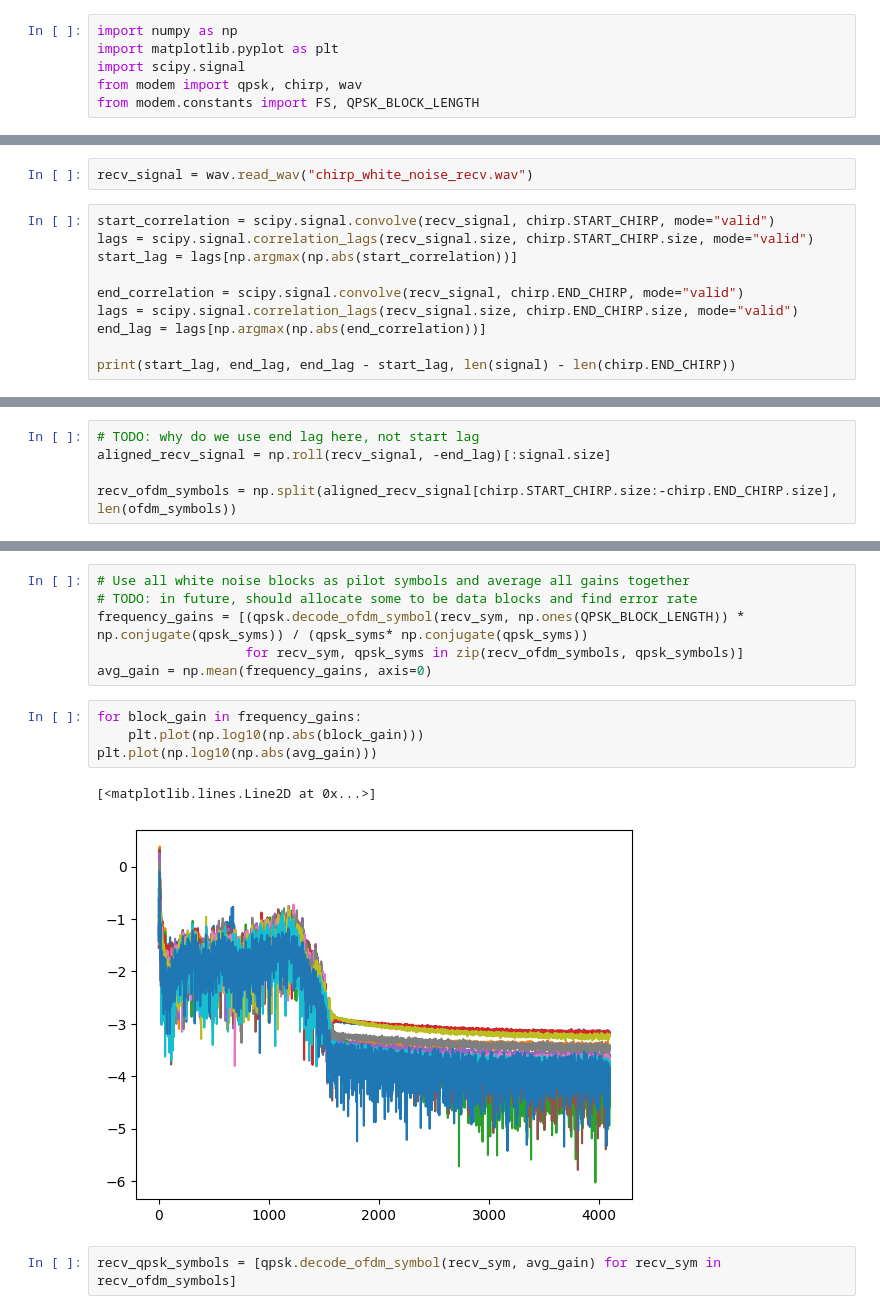
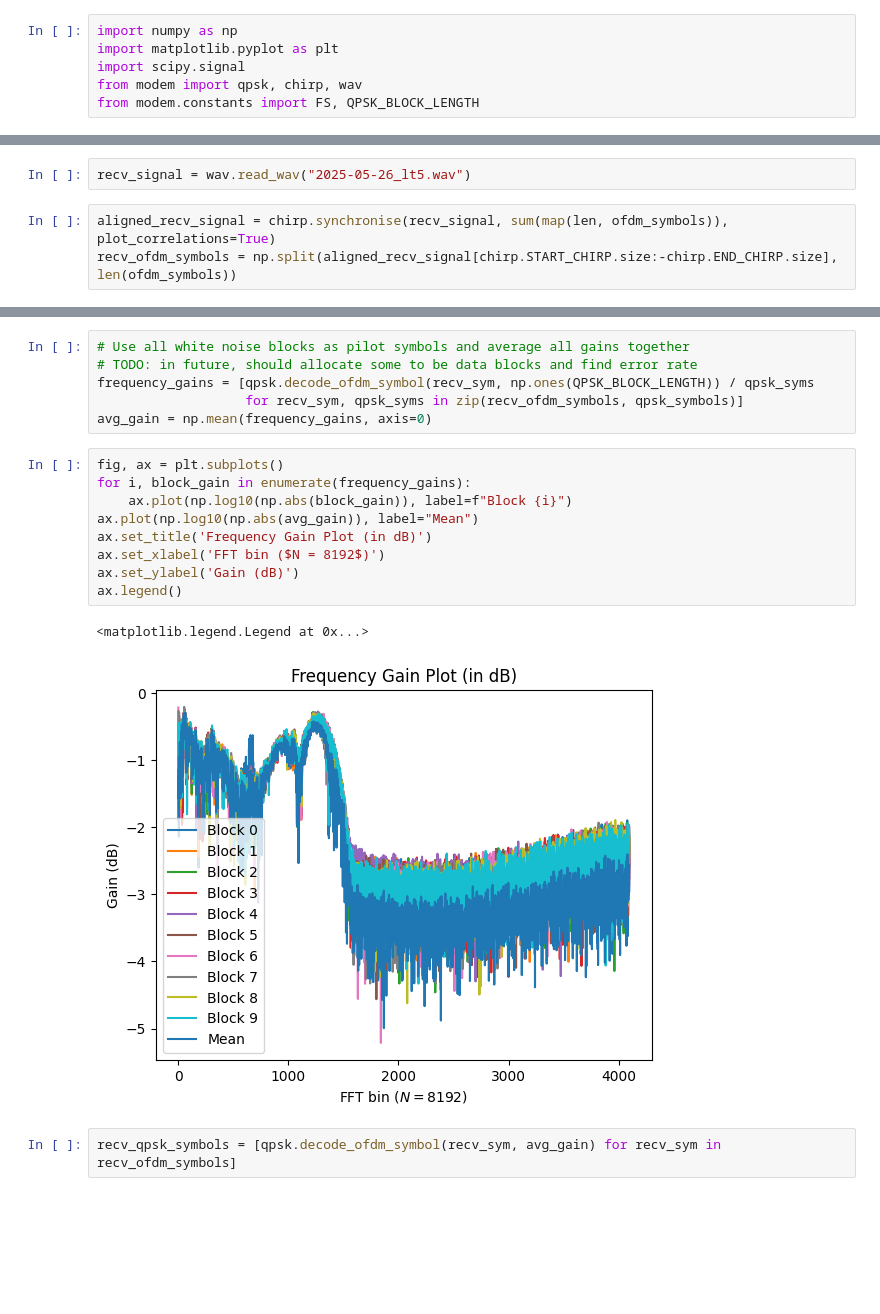
Before and after one commit to dac90/audio_modem_2025, a Jupyter notebook: notebooks/white_noise.ipynb, the cells around one changed output, grey strips where cells are left out. Cells and saved outputs as stored; diff of their text form; blank space fills up the shorter version.

```diff
--- a/notebooks/white_noise.ipynb
+++ b/notebooks/white_noise.ipynb
@@ -18,13 +18,6 @@ Saved to C:\Users\jonti\SynologyDrive\Documents\Uni\IIA\Project-GF3\audio_modem_
 # %%
-recv_signal = wav.read_wav("chirp_white_noise_recv.wav")
+recv_signal = wav.read_wav("2025-05-26_lt5.wav")
 # %%
-start_correlation = scipy.signal.convolve(recv_signal, chirp.START_CHIRP, mode="valid")
-lags = scipy.signal.correlation_lags(recv_signal.size, chirp.START_CHIRP.size, mode="valid")
-start_lag = lags[np.argmax(np.abs(start_correlation))]
-
-end_correlation = scipy.signal.convolve(recv_signal, chirp.END_CHIRP, mode="valid")
-lags = scipy.signal.correlation_lags(recv_signal.size, chirp.END_CHIRP.size, mode="valid")
-end_lag = lags[np.argmax(np.abs(end_correlation))]
-
-print(start_lag, end_lag, end_lag - start_lag, len(signal) - len(chirp.END_CHIRP))
+aligned_recv_signal = chirp.synchronise(recv_signal, sum(map(len, ofdm_symbols)), plot_correlations=True)
+recv_ofdm_symbols = np.split(aligned_recv_signal[chirp.START_CHIRP.size:-chirp.END_CHIRP.size], len(ofdm_symbols))
 # %% [output]
@@ -32,8 +26,3 @@ print(start_lag, end_lag, end_lag - start_lag, len(signal) - len(chirp.END_CHIRP
-# %%
-# TODO: why do we use end lag here, not start lag
-aligned_recv_signal = np.roll(recv_signal, -end_lag)[:signal.size]
-
-recv_ofdm_symbols = np.split(aligned_recv_signal[chirp.START_CHIRP.size:-chirp.END_CHIRP.size], len(ofdm_symbols))
 # %%
 fig, axs = plt.subplots(2, figsize=(8, 10))
 axs: tuple[plt.Axes]
@@ -50,15 +39,20 @@ for sig, ax in zip((signal, aligned_recv_signal), axs):
 # %%
 # Use all white noise blocks as pilot symbols and average all gains together
 # TODO: in future, should allocate some to be data blocks and find error rate
-frequency_gains = [(qpsk.decode_ofdm_symbol(recv_sym, np.ones(QPSK_BLOCK_LENGTH)) * np.conjugate(qpsk_syms)) / (qpsk_syms* np.conjugate(qpsk_syms))
+frequency_gains = [qpsk.decode_ofdm_symbol(recv_sym, np.ones(QPSK_BLOCK_LENGTH)) / qpsk_syms
                    for recv_sym, qpsk_syms in zip(recv_ofdm_symbols, qpsk_symbols)]
 avg_gain = np.mean(frequency_gains, axis=0)
 # %%
-for block_gain in frequency_gains:
-    plt.plot(np.log10(np.abs(block_gain)))
-plt.plot(np.log10(np.abs(avg_gain)))
+fig, ax = plt.subplots()
+for i, block_gain in enumerate(frequency_gains):
+    ax.plot(np.log10(np.abs(block_gain)), label=f"Block {i}")
+ax.plot(np.log10(np.abs(avg_gain)), label="Mean")
+ax.set_title('Frequency Gain Plot (in dB)')
+ax.set_xlabel('FFT bin ($N = 8192$)')
+ax.set_ylabel('Gain (dB)')
+ax.legend()
 # %% [output]
-[<matplotlib.lines.Line2D at 0x...>]
+<matplotlib.legend.Legend at 0x...>
-[figure, old version]
+[figure, new version]
 # %%
 recv_qpsk_symbols = [qpsk.decode_ofdm_symbol(recv_sym, avg_gain) for recv_sym in recv_ofdm_symbols]
```
Also changed, not shown: parts of 6 cells of this notebook, 11 other files.
